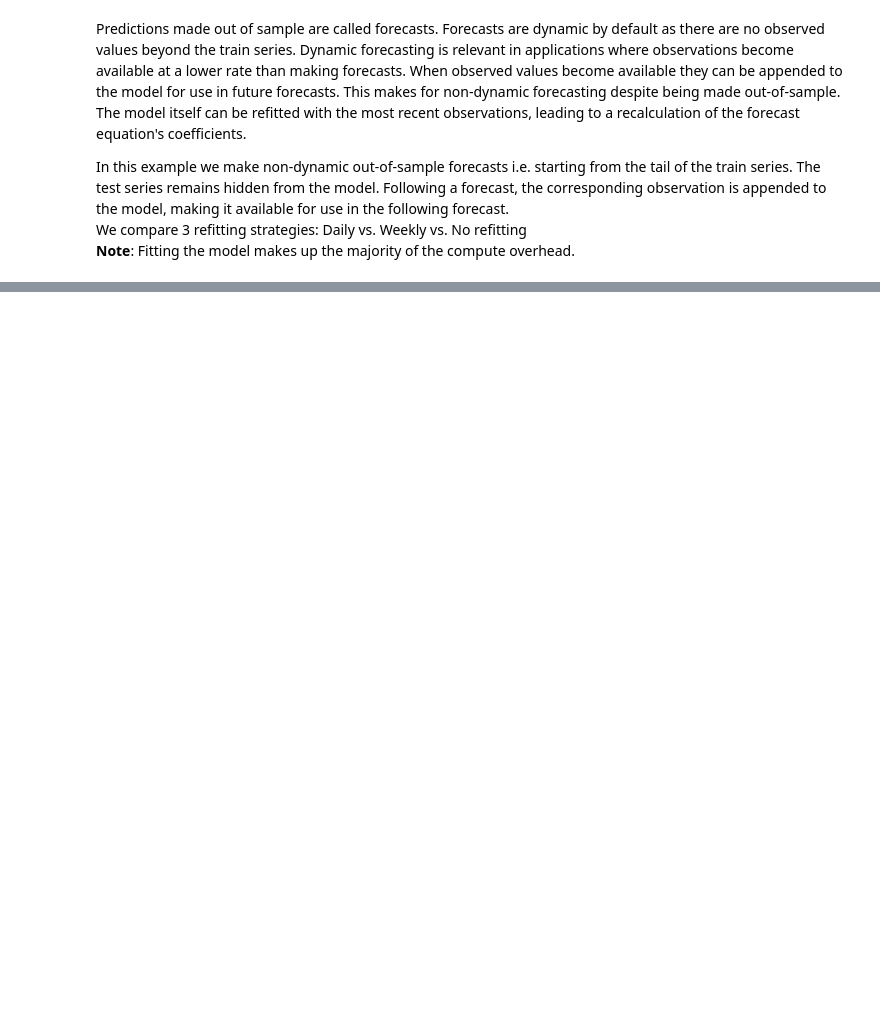
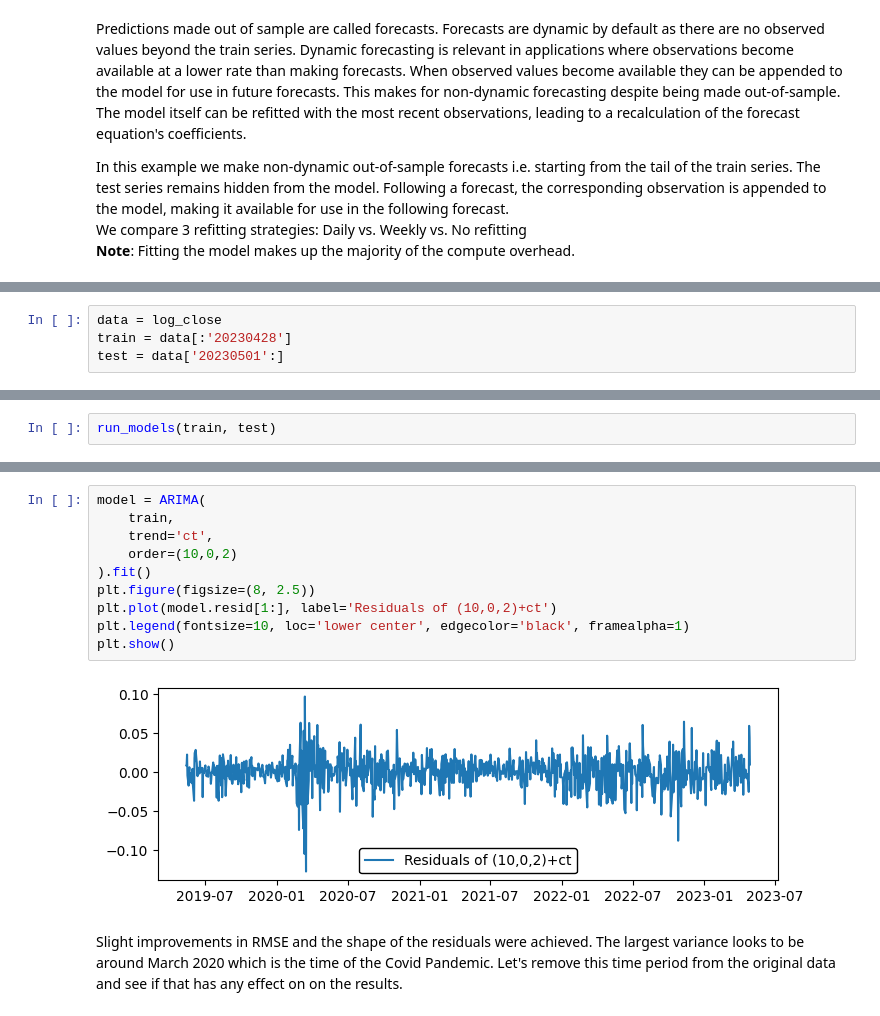
Before and after one commit to anmkap/market-prediction, a Jupyter notebook: notebooks/arima.ipynb, the cells around one changed output, grey strips where cells are left out. Saved outputs shown, nothing was run; the diff lists cells and outputs as text; blank space fills up the shorter version.

```diff
--- a/notebooks/arima.ipynb
+++ b/notebooks/arima.ipynb
@@ -472,0 +502,4 @@ When doing weekly forecasts however, the ARIMA model with the lowest RMSE outper
+# %%
+data = log_close
+train = data[:'20230428']
+test = data['20230501':]
@@ -472,0 +512,2 @@ When doing weekly forecasts however, the ARIMA model with the lowest RMSE outper
+# %%
+run_models(train, test)
@@ -472,0 +529,14 @@ When doing weekly forecasts however, the ARIMA model with the lowest RMSE outper
+# %%
+model = ARIMA(
+    train,
+    trend='ct',
+    order=(10,0,2)
+).fit()
+plt.figure(figsize=(8, 2.5))
+plt.plot(model.resid[1:], label='Residuals of (10,0,2)+ct')
+plt.legend(fontsize=10, loc='lower center', edgecolor='black', framealpha=1)
+plt.show()
+# %% [output]
+[figure, added]
+# %% [markdown]
+Slight improvements in RMSE and the shape of the residuals were achieved. The largest variance looks to be around March 2020 which is the time of the Covid Pandemic. Let's remove this time period from the original data and see if that has any effect on on the results.
```
Also changed, not shown: parts of 24 cells of this notebook, 11 other files.
